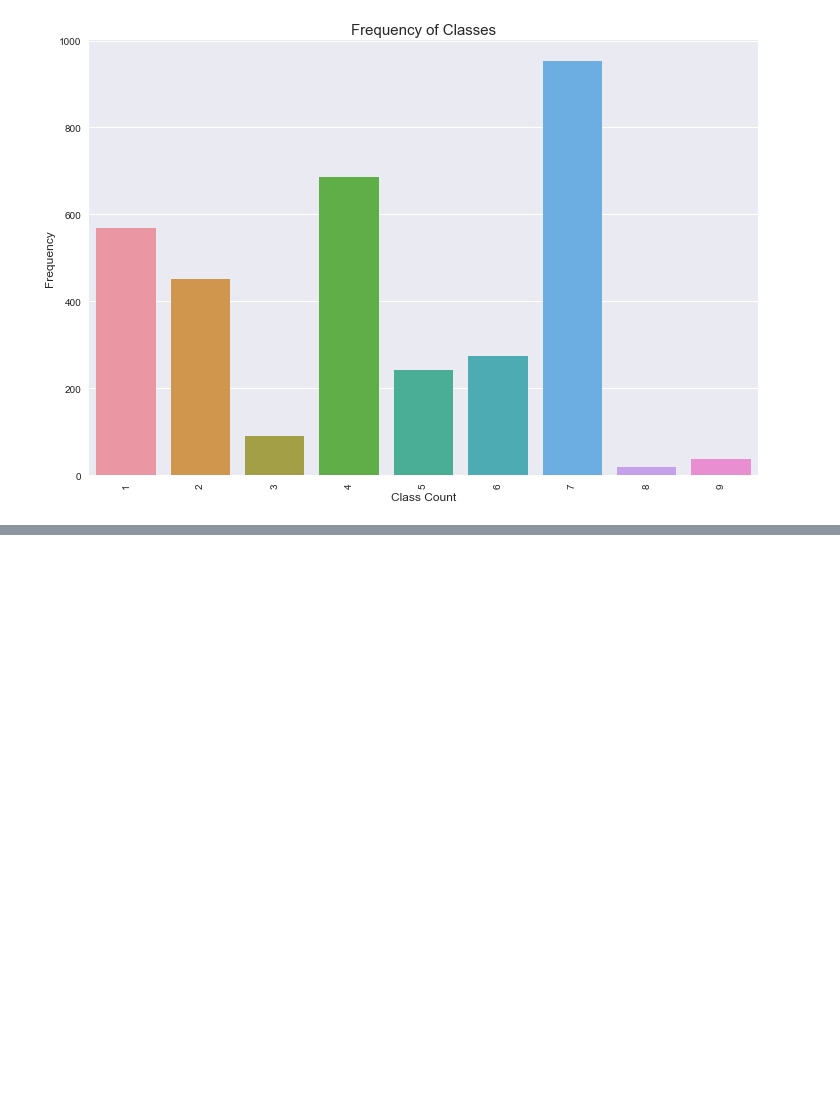
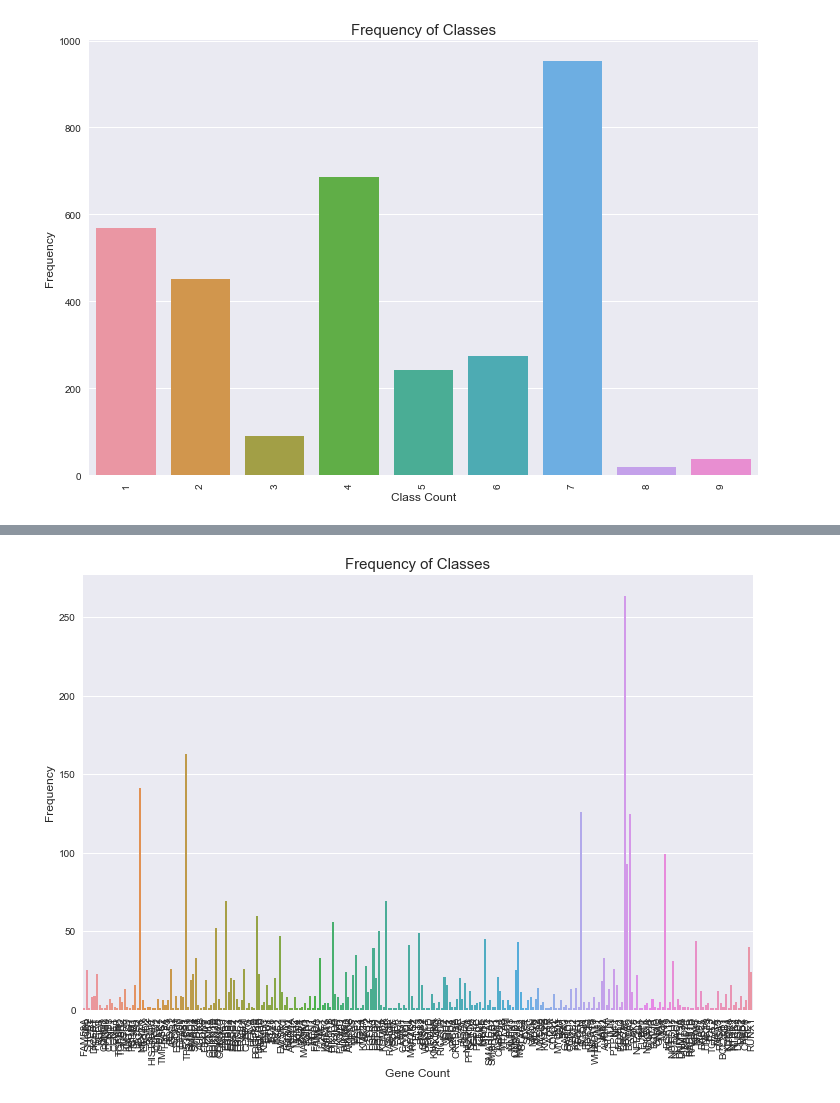
Before and after one commit to saurabhrpi/Personalized-Medicine-Redifining-Cancer-Treatment, a Jupyter notebook: Personalized Medicine.ipynb, the cells around one changed output, grey strips where cells are left out. Cells and saved outputs as stored; diff of their text form; code cells hidden in the pictures; blank space fills up the shorter version.

Commit message:
Implementation : Print count of the genes and display a few of them

```diff
--- a/Personalized Medicine.ipynb
+++ b/Personalized Medicine.ipynb
@@ -102,0 +117,10 @@ plt.show()
+# %%
+plt.figure(figsize=(12,8))
+sns.countplot(x="Gene", data=trainV)
+plt.ylabel('Frequency', fontsize=12)
+plt.xlabel('Gene Count', fontsize=12)
+plt.xticks(rotation='vertical')
+plt.title("Frequency of Classes", fontsize=15)
+plt.show()
+# %% [output]
+[figure, added]
```
Also changed, not shown: parts of 1 cell of this notebook.
